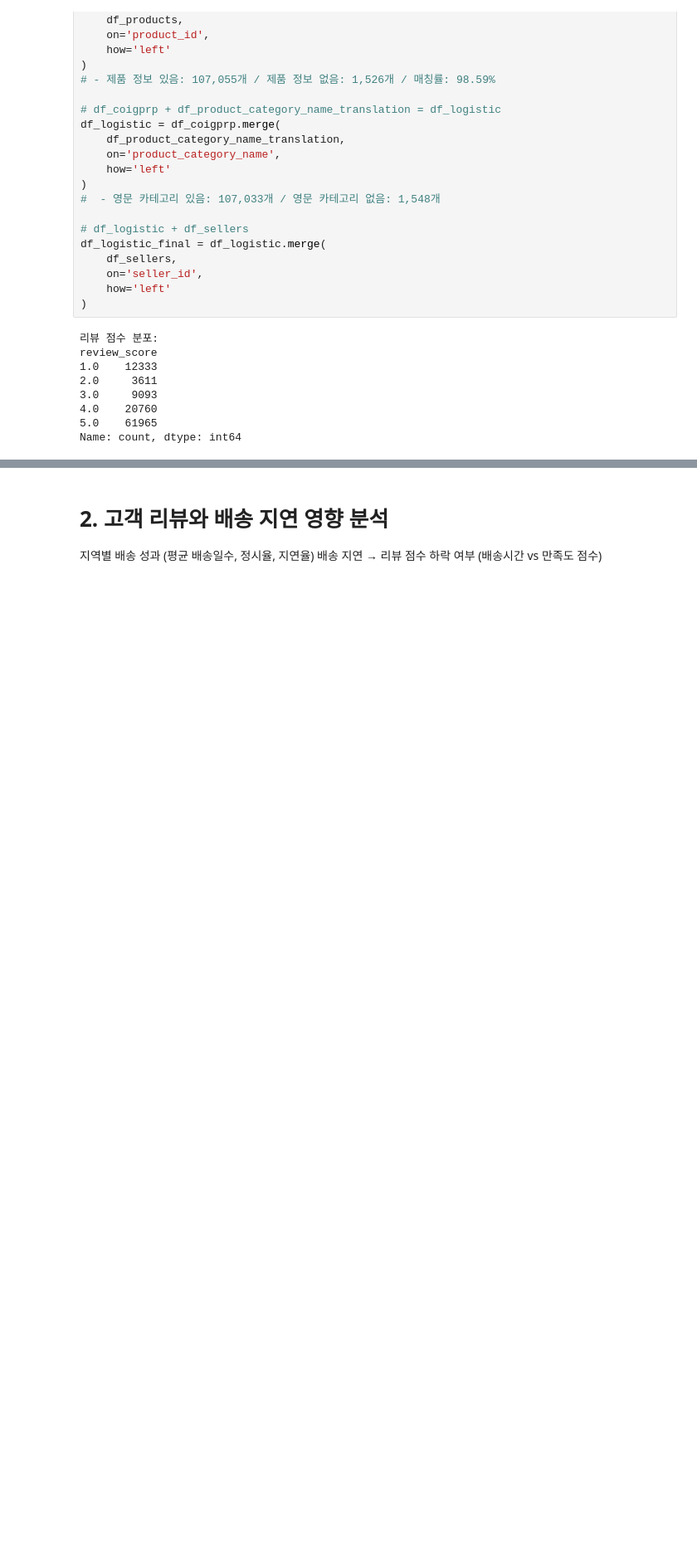
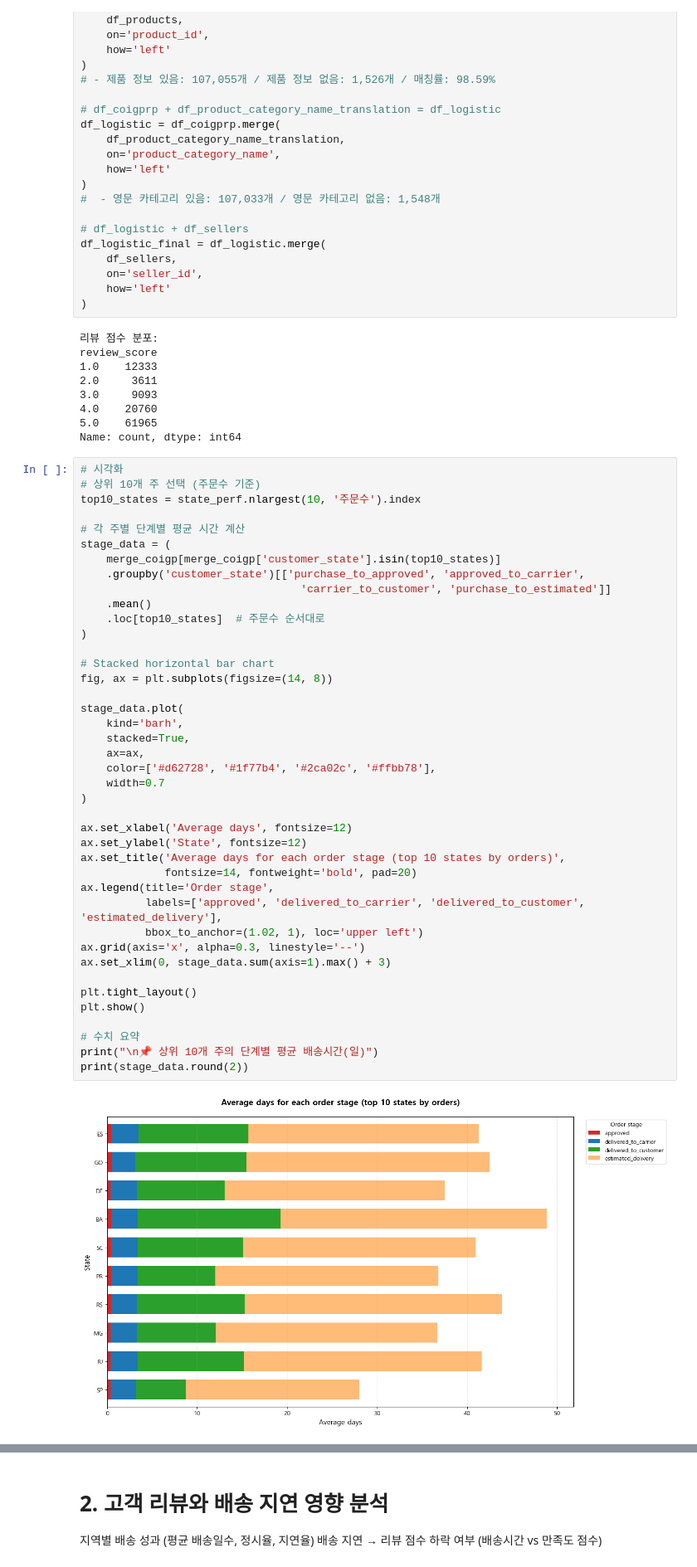
Before and after one commit to hhayan/project_olist_ecommerce, a Jupyter notebook: logistic.ipynb, the cells around one changed output, grey strips where cells are left out. Shown at 83% size. Saved outputs shown, nothing was run; the diff lists cells and outputs as text; blank space fills up the shorter version.

```diff
--- a/logistic.ipynb
+++ b/logistic.ipynb
@@ -353,3 +353,46 @@ review_score
 4.0    20760
 5.0    61965
 Name: count, dtype: int64
+# %%
+# 시각화
+# 상위 10개 주 선택 (주문수 기준)
+top10_states = state_perf.nlargest(10, '주문수').index
+
+# 각 주별 단계별 평균 시간 계산
+stage_data = (
+    merge_coigp[merge_coigp['customer_state'].isin(top10_states)]
+    .groupby('customer_state')[['purchase_to_approved', 'approved_to_carrier',
+                                  'carrier_to_customer', 'purchase_to_estimated']]
+    .mean()
+    .loc[top10_states]  # 주문수 순서대로
+)
+
+# Stacked horizontal bar chart
+fig, ax = plt.subplots(figsize=(14, 8))
+
+stage_data.plot(
+    kind='barh',
+    stacked=True,
+    ax=ax,
+    color=['#d62728', '#1f77b4', '#2ca02c', '#ffbb78'],
+    width=0.7
+)
+
+ax.set_xlabel('Average days', fontsize=12)
+ax.set_ylabel('State', fontsize=12)
+ax.set_title('Average days for each order stage (top 10 states by orders)',
+             fontsize=14, fontweight='bold', pad=20)
+ax.legend(title='Order stage',
+          labels=['approved', 'delivered_to_carrier', 'delivered_to_customer', 'estimated_delivery'],
+          bbox_to_anchor=(1.02, 1), loc='upper left')
+ax.grid(axis='x', alpha=0.3, linestyle='--')
+ax.set_xlim(0, stage_data.sum(axis=1).max() + 3)
+
+plt.tight_layout()
+plt.show()
+
+# 수치 요약
+print("\n📌 상위 10개 주의 단계별 평균 배송시간(일)")
+print(stage_data.round(2))
+# %% [output]
+[figure, added]
```
Also changed, not shown: parts of 3 cells of this notebook, 5 other files.
